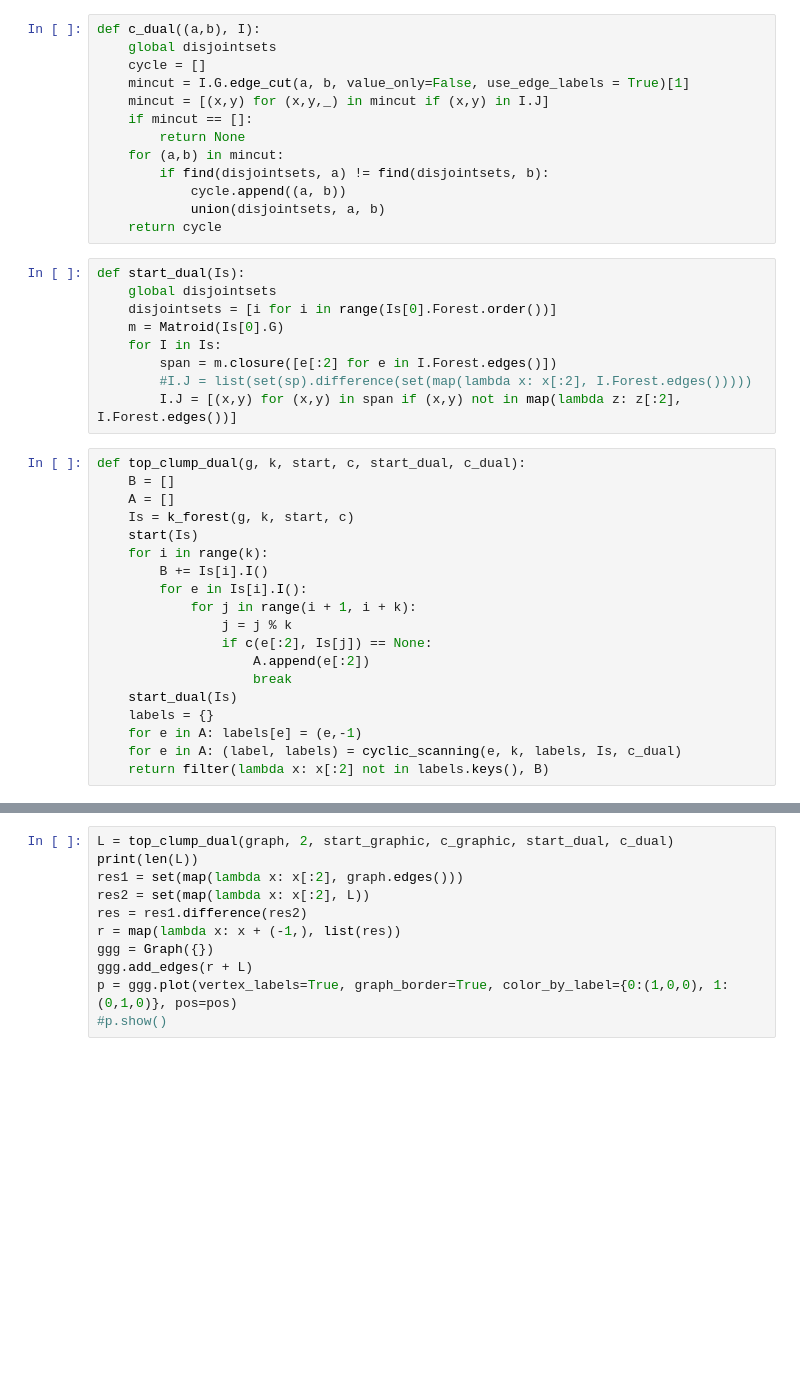
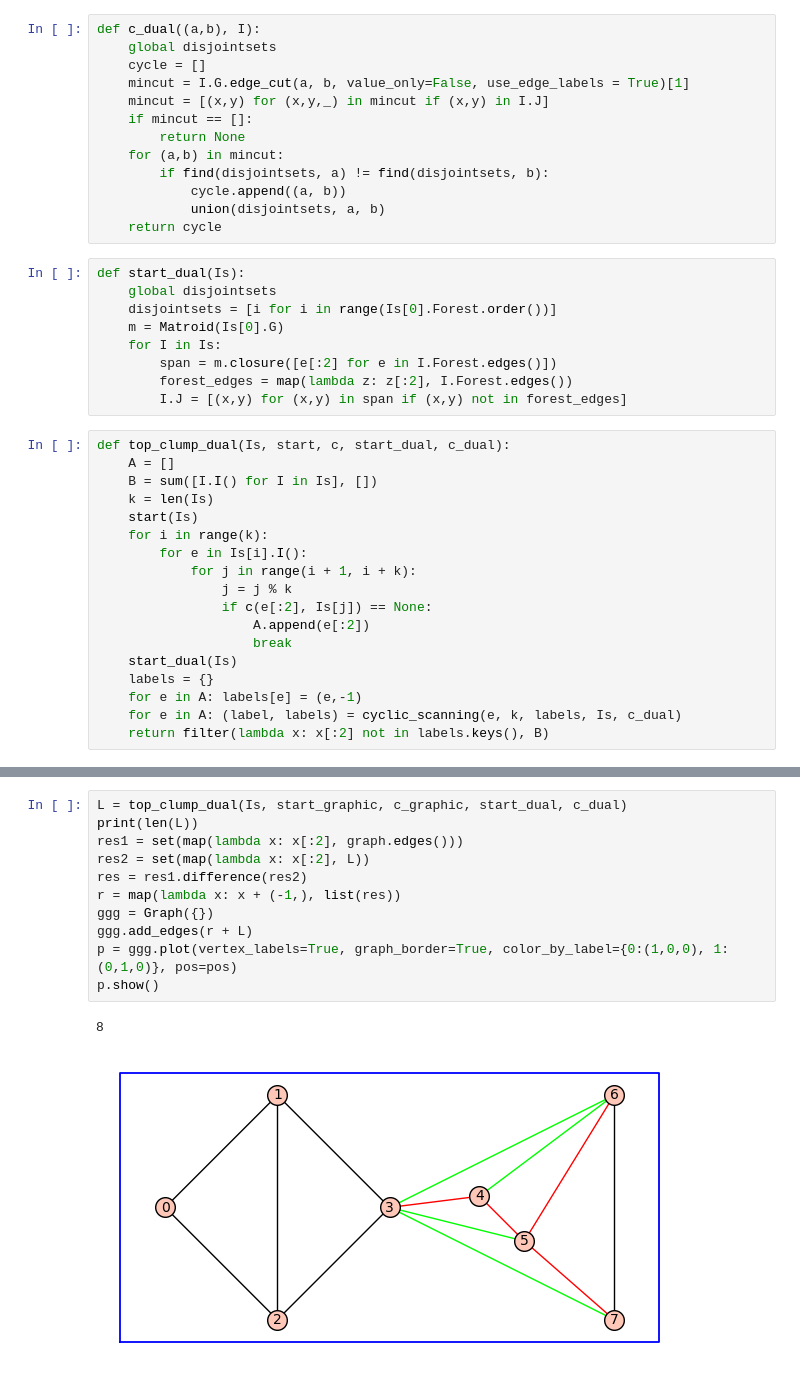
Before and after one commit to fk2601/kforest, a Jupyter notebook: kforest.ipynb, the cells around one changed output, grey strips where cells are left out. Saved outputs shown, nothing was run; the diff lists cells and outputs as text; blank space fills up the shorter version.

```diff
--- a/kforest.ipynb
+++ b/kforest.ipynb
@@ -159,16 +156,15 @@ def start_dual(Is):
     m = Matroid(Is[0].G)
     for I in Is:
         span = m.closure([e[:2] for e in I.Forest.edges()])
-        #I.J = list(set(sp).difference(set(map(lambda x: x[:2], I.Forest.edges()))))
-        I.J = [(x,y) for (x,y) in span if (x,y) not in map(lambda z: z[:2], I.Forest.edges())]
+        forest_edges = map(lambda z: z[:2], I.Forest.edges())
+        I.J = [(x,y) for (x,y) in span if (x,y) not in forest_edges]
 # %%
-def top_clump_dual(g, k, start, c, start_dual, c_dual):
-    B = []
+def top_clump_dual(Is, start, c, start_dual, c_dual):
     A = []
-    Is = k_forest(g, k, start, c)
+    B = sum([I.I() for I in Is], [])
+    k = len(Is)
     start(Is)
     for i in range(k):
-        B += Is[i].I()
         for e in Is[i].I():
             for j in range(i + 1, i + k):
                 j = j % k
@@ -262,12 +266,15 @@ p = gg.plot(vertex_labels=True, graph_border=True, color_by_label={0:(1,0,0), 1:
 # %%
-L = top_clump_dual(graph, 2, start_graphic, c_graphic, start_dual, c_dual)
+L = top_clump_dual(Is, start_graphic, c_graphic, start_dual, c_dual)
 print(len(L))
 res1 = set(map(lambda x: x[:2], graph.edges()))
 res2 = set(map(lambda x: x[:2], L))
 res = res1.difference(res2)
 r = map(lambda x: x + (-1,), list(res))
 ggg = Graph({})
 ggg.add_edges(r + L)
 p = ggg.plot(vertex_labels=True, graph_border=True, color_by_label={0:(1,0,0), 1:(0,1,0)}, pos=pos)
-#p.show()
+p.show()
+# %% [output]
+8
+[figure, added]
 # %%
```
Also changed, not shown: parts of 6 cells of this notebook.
